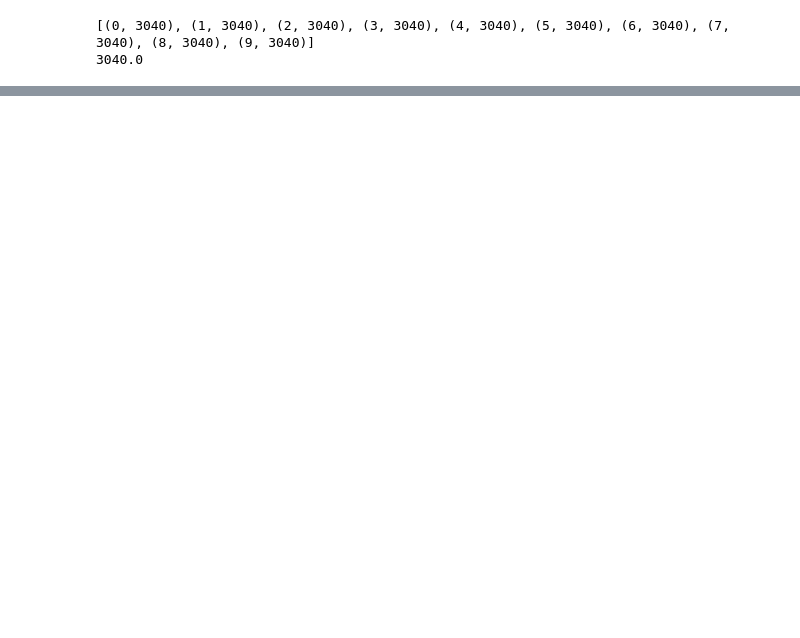
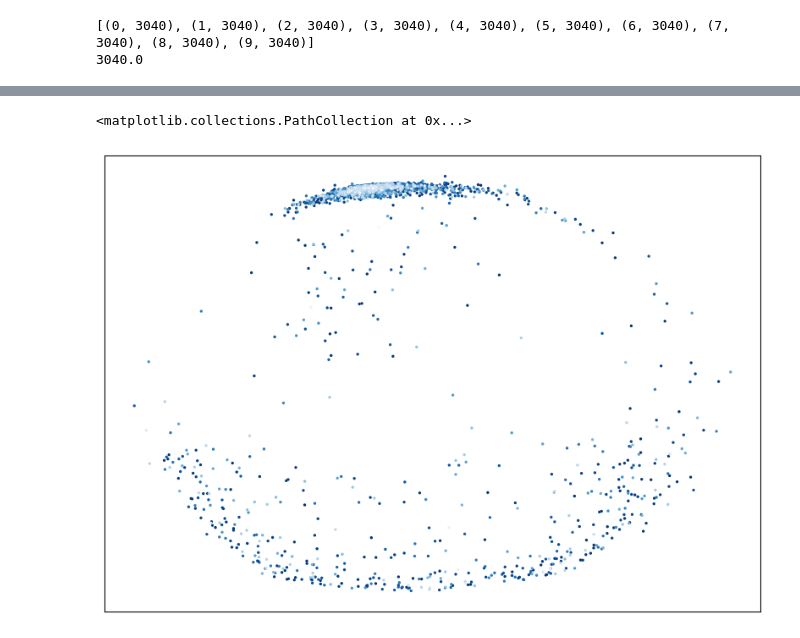
Before and after one commit to borchand/Network_Analysis, a Jupyter notebook: script/EDA.ipynb, the cells around one changed output, grey strips where cells are left out. Saved outputs shown, nothing was run; the diff lists cells and outputs as text; code cells hidden in the pictures; blank space fills up the shorter version.

```diff
--- a/script/EDA.ipynb
+++ b/script/EDA.ipynb
@@ -44,0 +97,7 @@ Average weighted degree:  [('TOWN', 0.698024577133519), ('CASY', 0.6967378157157
+# %%
+plt.figure(figsize=(10,7))
+#color nodes by average weighted degree
+nx.draw_networkx_nodes(G, node_size=2, alpha=1, pos=pos, node_color=list(avg_deg.values()), cmap=plt.cm.Blues)
+# %% [output]
+<matplotlib.collections.PathCollection at 0x...>
+[figure, added]
```
Also changed, not shown: parts of 13 cells of this notebook.
